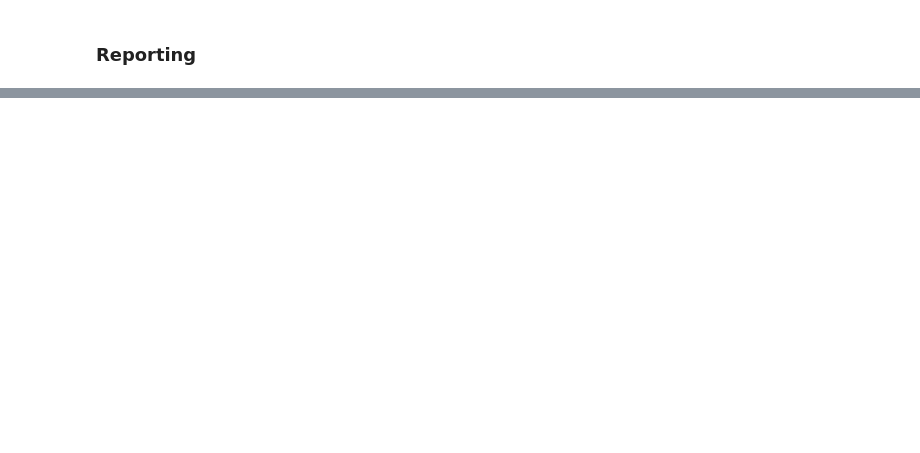
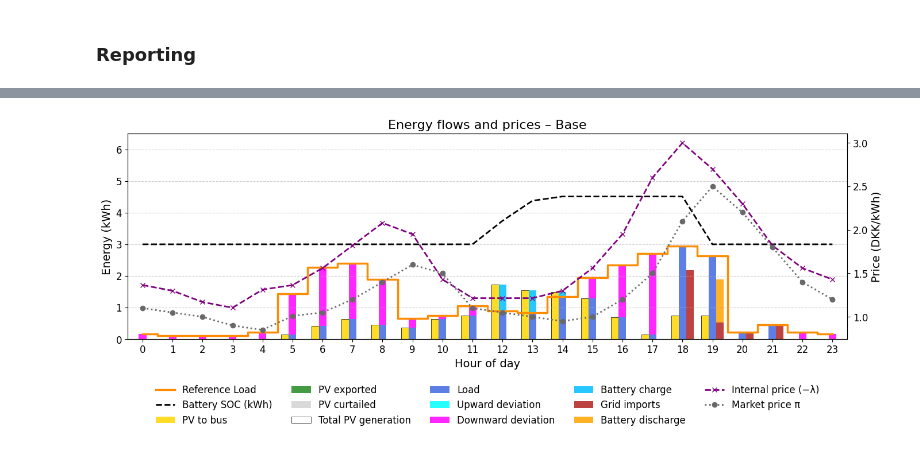
Before and after one commit to Nikipantdtu/Opt_Assignment1, a Jupyter notebook: Task1_c.ipynb, the cells around one changed output, grey strips where cells are left out. Drawn from its saved outputs; the diff is of its cells as text; code cells hidden in the pictures; blank space fills up the shorter version.

```diff
--- a/Task1_c.ipynb
+++ b/Task1_c.ipynb
@@ -846,0 +1289,10 @@ df_results
+# %%
+plot_hourly_flows_with_prices(dfs[0], scenario_names[0],
+                             duals=duals_list[0],
+                             price=price_list[0],
+                             alpha=alpha_list[0],
+                             beta=beta_list[0],
+                             L_ref=L_refs[0],
+                             show_battery=True)
+# %% [output]
+[figure, added]
```
Also changed, not shown: parts of 24 cells of this notebook.
